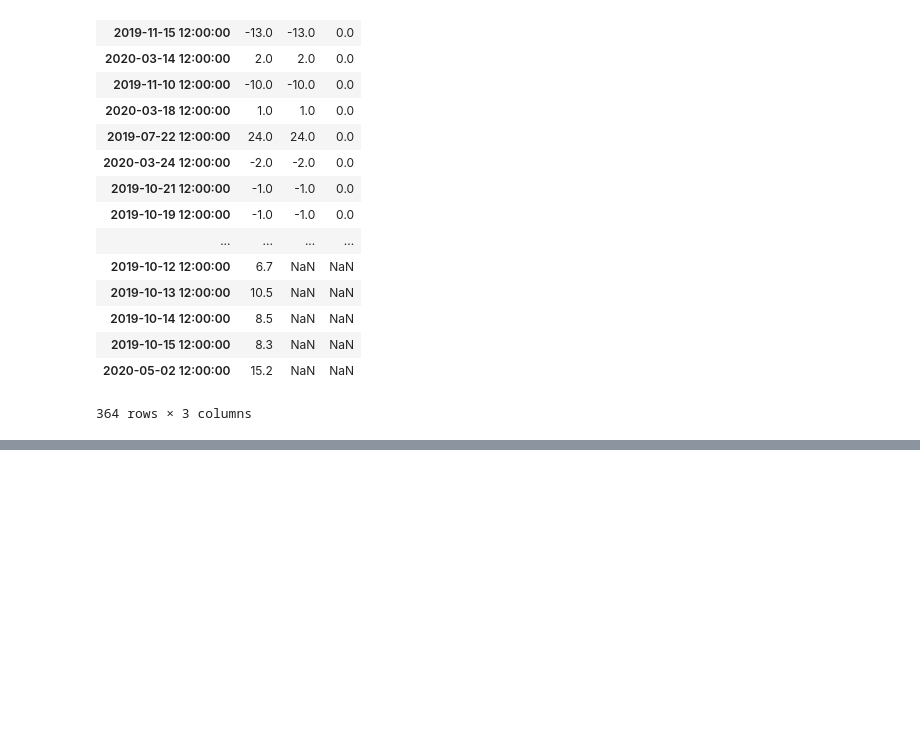
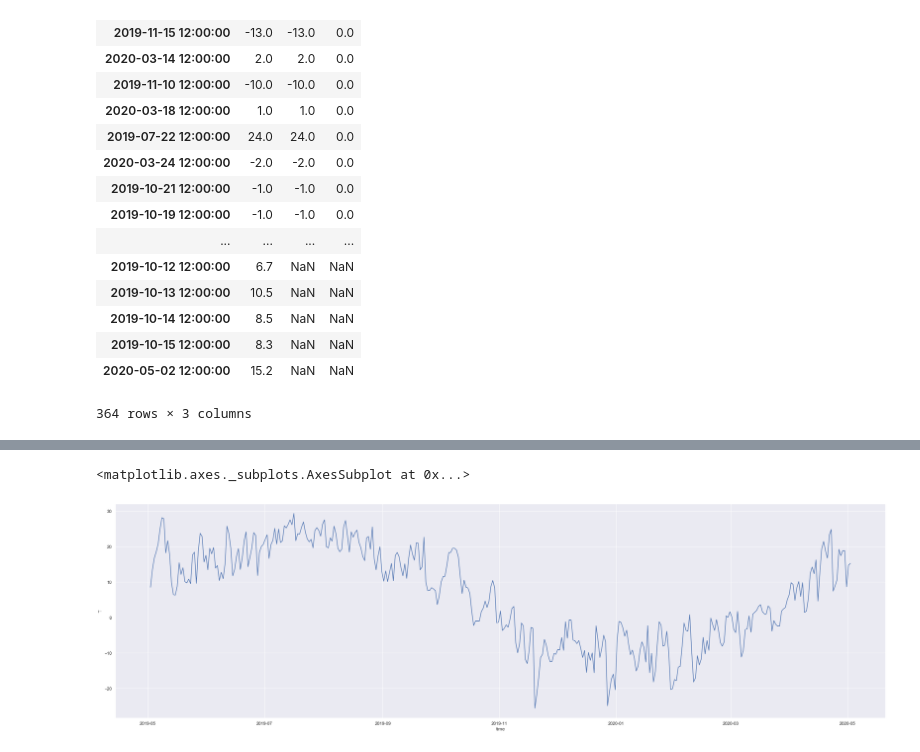
Before and after one commit to dimka11/coursework, a Jupyter notebook: RP5/main.ipynb, the cells around one changed output, grey strips where cells are left out. Drawn from its saved outputs; the diff is of its cells as text; code cells hidden in the pictures; blank space fills up the shorter version.

```diff
--- a/RP5/main.ipynb
+++ b/RP5/main.ipynb
@@ -7,9 +7,9 @@ os.chdir("B:/Projects/CourseWork/coursework/RP5/data")
 # %% [markdown]
 Omsk(airport)
 # %%
-# Omsk (airport)
+# Omsk
 #load
-df = pd.read_csv('omsk.csv', sep=';', skiprows=6)
+df = pd.read_csv('omsk_3year.csv', sep=';', skiprows=6)
 df.rename(columns={ df.columns[0]: "time" }, inplace = True)
 df['time'] =  pd.to_datetime(df['time'], format='%d.%m.%Y %H:%M')
 df = df.set_index('time')
@@ -165,0 +172,13 @@ df_compare.sort_values(by=['diff'])
+# %%
+# plot
+
+df_omsk_last_year = df_filtered[datetime.date(2019,5,2):datetime.date(2020,5,3)]
+df_omsk_2018_year = df_filtered[datetime.date(2018,5,2):datetime.date(2019,5,3)]
+df_omsk_2017_year = df_filtered[datetime.date(2017,5,2):datetime.date(2018,5,3)]
+
+
+df_omsk_2017_year = df_omsk_2017_year.append(pd.Series(), ignore_index=True)
+df_omsk_2017_year = df_omsk_2017_year.append(pd.Series(), ignore_index=True)
+df_omsk_2017_year = df_omsk_2017_year.append(pd.Series(), ignore_index=True)
+df_omsk_2017_year = df_omsk_2017_year.append(pd.Series(), ignore_index=True)
+df_omsk_2017_year.info()
@@ -165,0 +204,9 @@ df_compare.sort_values(by=['diff'])
+# %%
+import seaborn as sns
+import matplotlib.pyplot as plt
+sns.set(rc={'figure.figsize':(35,10)})
+sns.set(style="darkgrid")
+sns.lineplot(x=df_omsk_last_year.index, y='T', data=df_omsk_last_year)
+# %% [output]
+<matplotlib.axes._subplots.AxesSubplot at 0x...>
+[figure, added]
```
Also changed, not shown: parts of 9 cells of this notebook, 1 other file.
